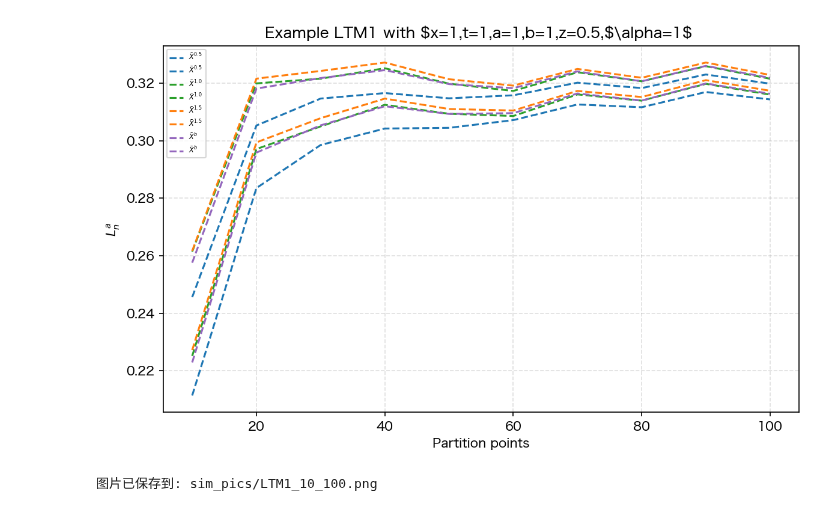
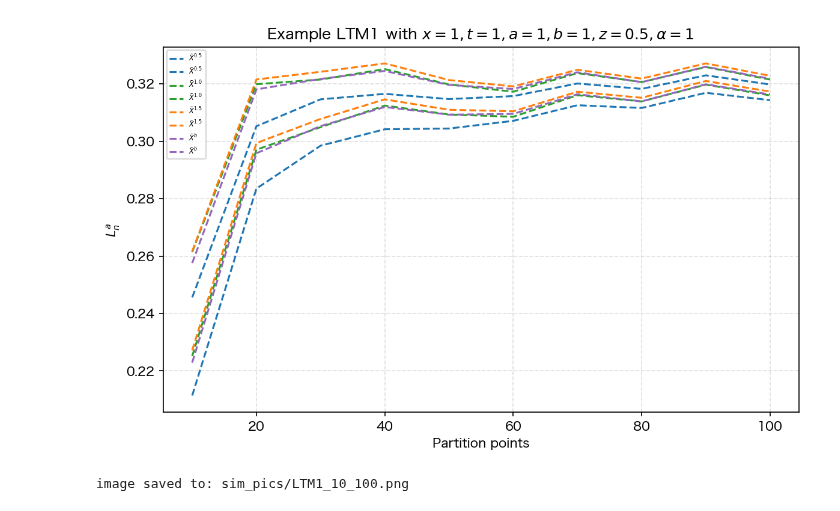
Before and after one commit to Andriyichenko/simulation, a Jupyter notebook: plot.ipynb, the cells around one changed output. Cells and saved outputs as stored; diff of their text form; code cells hidden in the pictures.

```diff
--- a/plot.ipynb
+++ b/plot.ipynb
@@ -1,5 +1,5 @@
 # %%
-#LTM1
+#LTM1_10_100
 #信頼区間公式 \bar{X} ± z * (s/√n)
 # ここで、\bar{X}は標本平均、zは信頼水準、sは標本標準偏差(SD)、nはサンプルサイズ(SS),(s/√n)は標準誤差(SE)
 import pandas as pd
@@ -41,33 +41,33 @@ Axb_se_df2   = Axb_std_df2 / np.sqrt(paths)
 A_up_df2     = df2['A']     + z * A_se_df2
 A_low_df2    = df2['A']     - z * A_se_df2
 Am_up_df2    = df2['Am']    + z * Am_se_df2
 Am_low_df2   = df2['Am']    - z * Am_se_df2
 A15_up_df2   = df2['A_1_5'] + z * A15_se_df2
 A15_low_df2  = df2['A_1_5'] - z * A15_se_df2
 Axb_up_df2   = df2['Ab']   + z * Axb_se_df2
 Axb_low_df2  = df2['Ab']   - z * Axb_se_df2
 
 # グラフを描画
 plt.figure(figsize=(8, 5), dpi=150)  # dpi とは Dots Per Inch を意味する
 plt.plot(df2["points"], A_up_df2, linestyle="--", color="#1f77b4", label=r"$\bar{X}^{0.5}$")
 plt.plot(df2["points"], A_low_df2, linestyle="--", color="#1f77b4", label=r"$\bar{X}^{0.5}$ ")
 plt.plot(df2["points"], Am_up_df2, linestyle="--", color="#2ca02c", label=r"$\bar{X}^{1.0}$ ")
 plt.plot(df2["points"], Am_low_df2, linestyle="--", color="#2ca02c", label=r"$\bar{X}^{1.0}$ ")
 plt.plot(df2["points"], A15_up_df2, linestyle="--", color="#ff7f0e", label=r"$\bar{X}^{1.5}$ ")
 plt.plot(df2["points"], A15_low_df2, linestyle="--", color="#ff7f0e", label=r"$\bar{X}^{1.5}$ ")
 plt.plot(df2["points"], Axb_up_df2, linestyle="--", color="#9467bd", label=r"$\bar{X}^{b}$ ")
 plt.plot(df2["points"], Axb_low_df2, linestyle="--", color="#9467bd", label=r"$\bar{X}^{b}$ ")
 
 
-plt.title(r'Example LTM1 with $x=1,t=1,a=1,b=1,z=0.5,$\alpha=1$ ')
+plt.title(r'Example LTM1 with $x=1,t=1,a=1,b=1,z=0.5,\alpha=1$ ')
 plt.xlabel("Partition points")
 plt.ylabel("$L^{a}_n$ ")
 plt.grid(True, linestyle="--", alpha=0.4)
 plt.legend(fontsize=5.5, loc='best')
 plt.tight_layout()  # 自動的にレイアウトを調整する
 plt.savefig(save_path, dpi=250, bbox_inches='tight')
 plt.show()
 print("image saved to:", save_path)
 # %% [output]
-[figure, old version]
+[figure, new version]
-图片已保存到: sim_pics/LTM1_10_100.png
+image saved to: sim_pics/LTM1_10_100.png
```
Also changed, not shown: parts of 2 cells of this notebook, 6 other files.
